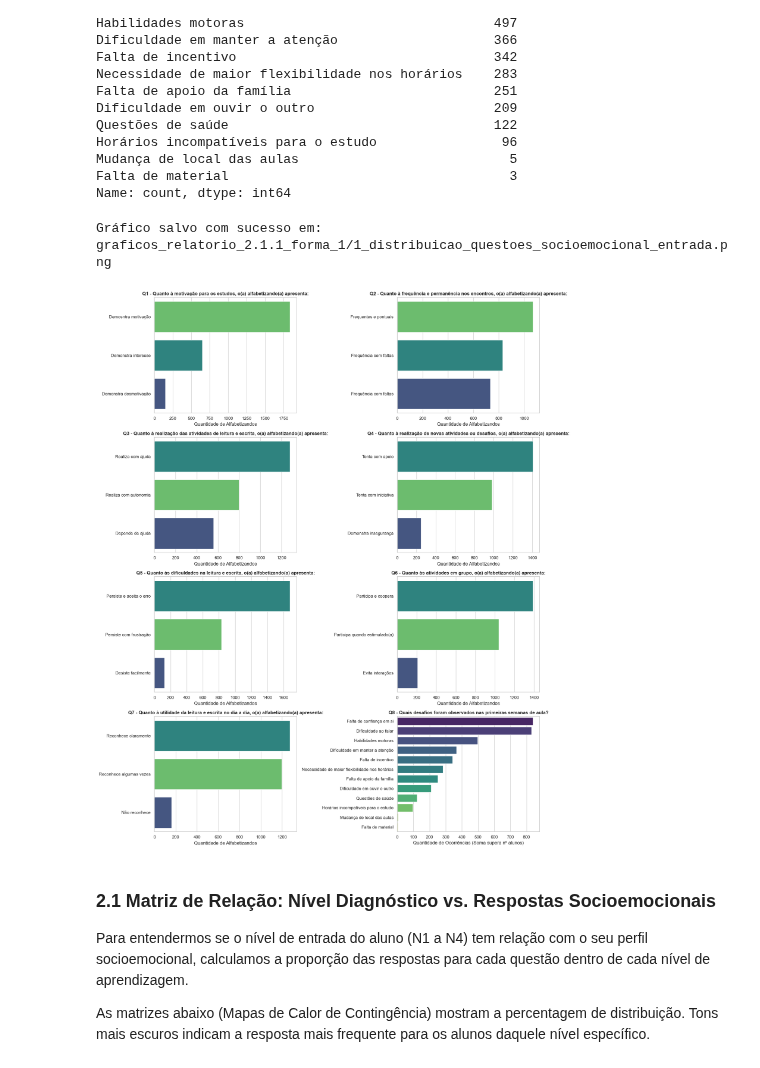
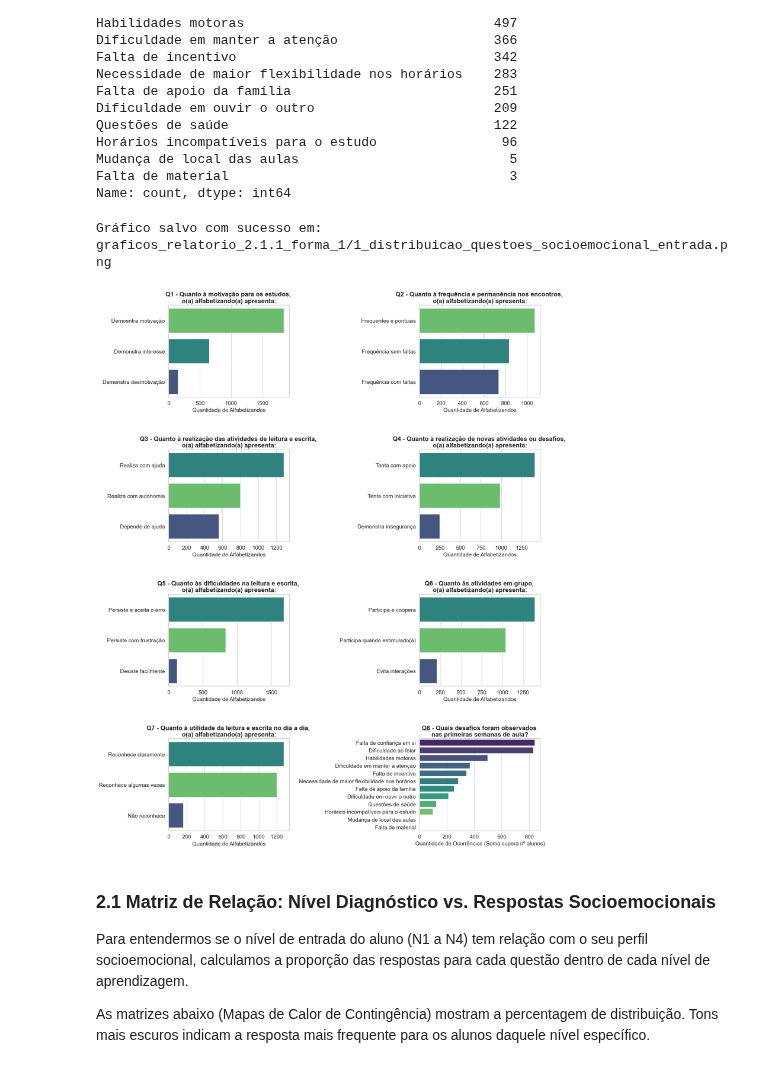
Before and after one commit to fabcmc/pba_se_2026, a Jupyter notebook: SE_2026.1_Formativa_1.ipynb, the cells around one changed output. Cells and saved outputs as stored; diff of their text form; code cells hidden in the pictures.

Commit message:
Changing font size of main graphs

```diff
--- a/SE_2026.1_Formativa_1.ipynb
+++ b/SE_2026.1_Formativa_1.ipynb
@@ -547,13 +547,13 @@ Name: count, dtype: int64
 # %%
 # Construindo dicionário com o enunciado de cada questão da Socioemocional
 dicionario_questoes_socio = {
-    'socio_entr_q1_resum': 'Q1 - Quanto à motivação para os estudos, o(a) alfabetizando(a) apresenta:',
-    'socio_entr_q2_resum': 'Q2 - Quanto à frequência e permanência nos encontros, o(a) alfabetizando(a) apresenta:',
-    'socio_entr_q3_resum': 'Q3 - Quanto à realização das atividades de leitura e escrita, o(a) alfabetizando(a) apresenta:',
-    'socio_entr_q4_resum': 'Q4 - Quanto à realização de novas atividades ou desafios, o(a) alfabetizando(a) apresenta:',
-    'socio_entr_q5_resum': 'Q5 - Quanto às dificuldades na leitura e escrita, o(a) alfabetizando(a) apresenta:',
-    'socio_entr_q6_resum': 'Q6 - Quanto às atividades em grupo, o(a) alfabetizando(a) apresenta:',
-    'socio_entr_q7_resum': 'Q7 - Quanto à utilidade da leitura e escrita no dia a dia, o(a) alfabetizando(a) apresenta:'
+    'socio_entr_q1_resum': 'Q1 - Quanto à motivação para os estudos, \no(a) alfabetizando(a) apresenta:',
+    'socio_entr_q2_resum': 'Q2 - Quanto à frequência e permanência nos encontros, \no(a) alfabetizando(a) apresenta:',
+    'socio_entr_q3_resum': 'Q3 - Quanto à realização das atividades de leitura e escrita, \no(a) alfabetizando(a) apresenta:',
+    'socio_entr_q4_resum': 'Q4 - Quanto à realização de novas atividades ou desafios, \no(a) alfabetizando(a) apresenta:',
+    'socio_entr_q5_resum': 'Q5 - Quanto às dificuldades na leitura e escrita, \no(a) alfabetizando(a) apresenta:',
+    'socio_entr_q6_resum': 'Q6 - Quanto às atividades em grupo, \no(a) alfabetizando(a) apresenta:',
+    'socio_entr_q7_resum': 'Q7 - Quanto à utilidade da leitura e escrita no dia a dia, \no(a) alfabetizando(a) apresenta:'
 }
 
 # Configurando estilo dos gráficos
@@ -585,9 +585,11 @@ for i, col in enumerate(cols_com_dados):
     )
 
     titulo = dicionario_questoes_socio.get(col, col)
-    axes[i].set_title(titulo, fontsize=12, fontweight='bold')
-    axes[i].set_xlabel('Quantidade de Alfabetizandos')
-    axes[i].set_ylabel('')
+    axes[i].set_title(titulo, fontsize=16, fontweight='bold')
+    axes[i].set_xlabel('Quantidade de Alfabetizandos', fontsize=14)
+    axes[i].set_ylabel('', fontsize=14)
+    axes[i].tick_params(axis='y', labelsize=14)
+    axes[i].tick_params(axis='x', labelsize=14)
 
 # =====================================================================
 # 4. INSERINDO A QUESTÃO 8 NO ÚLTIMO ESPAÇO DA GRADE (Índice 7)
@@ -595,39 +597,41 @@ for i, col in enumerate(cols_com_dados):
 # ATENÇÃO: Substitua "socio_entr_q8_resum" abaixo pelo nome exato
 # da variável onde está a sua contagem (a Series que você colou acima).
 
 variavel_contagem_q8 = contagem_q8.copy()
 
 sns.barplot(
     x=variavel_contagem_q8.values,
     y=variavel_contagem_q8.index,
     palette='viridis',
     hue=variavel_contagem_q8.index,
     legend=False,
     ax=axes[7] # axes[7] é o 8º e último quadrado!
 )
 
 # Configurando o título da Q8
-titulo_q8 = 'Q8 - Quais desafios foram observados nas primeiras semanas de aula?'
-axes[7].set_title(titulo_q8, fontsize=12, fontweight='bold')
-axes[7].set_xlabel('Quantidade de Ocorrências (Soma supera nº alunos)')
-axes[7].set_ylabel('')
+titulo_q8 = 'Q8 - Quais desafios foram observados \nnas primeiras semanas de aula?'
+axes[7].set_title(titulo_q8, fontsize=16, fontweight='bold')
+axes[7].set_xlabel('Quantidade de Ocorrências (Soma supera nº alunos)', fontsize=14)
+axes[7].set_ylabel('', fontsize=14)
+axes[7].tick_params(axis='y', labelsize=14)
+axes[7].tick_params(axis='x', labelsize=14)
 
 # =====================================================================
 
 # Ajuste do layout
-plt.tight_layout()
+plt.tight_layout(h_pad=5.0, w_pad=2.0)
 
 # Salvando o gráfico
 nome_grafico_1 = '1_distribuicao_questoes_socioemocional_entrada.png'
 caminho_grafico_1 = os.path.join(dir_graficos, nome_grafico_1)
 
 plt.savefig(caminho_grafico_1, dpi=300, bbox_inches='tight')
 print(f"Gráfico salvo com sucesso em: {caminho_grafico_1}")
 
 plt.show()
 # %% [output]
 Gráfico salvo com sucesso em: graficos_relatorio_2.1.1_forma_1/1_distribuicao_questoes_socioemocional_entrada.png
-[figure, old version]
+[figure, new version]
 # %% [markdown]
 ### 2.1 Matriz de Relação: Nível Diagnóstico vs. Respostas Socioemocionais
 
```
Also changed, not shown: parts of 1 cell of this notebook.
